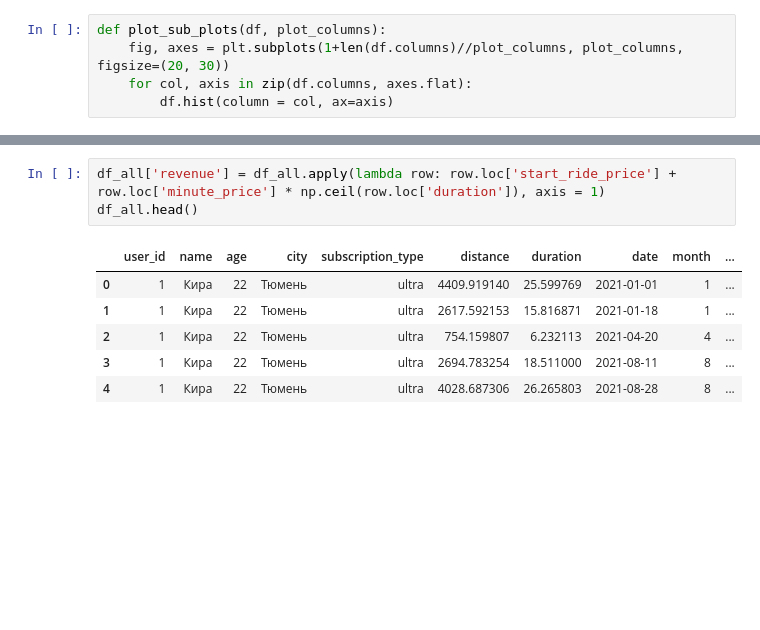
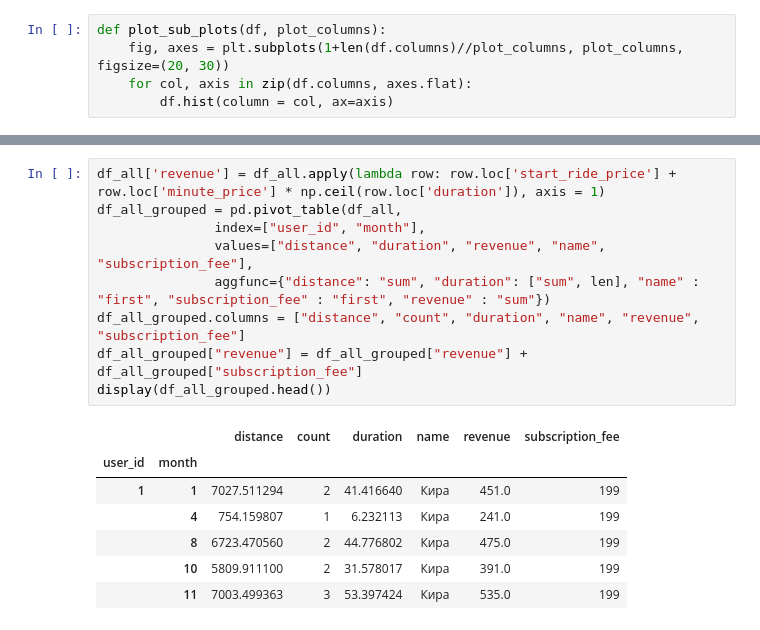
Before and after one commit to theotheo46/ds, a Jupyter notebook: users_go.ipynb, the cells around one changed output, grey strips where cells are left out. Cells and saved outputs as stored; diff of their text form; blank space fills up the shorter version.

```diff
--- a/users_go.ipynb
+++ b/users_go.ipynb
@@ -227,10 +412,17 @@ Name: distance, Length: 6500, dtype: float64
 # %%
 df_all['revenue'] = df_all.apply(lambda row: row.loc['start_ride_price'] + row.loc['minute_price'] * np.ceil(row.loc['duration']), axis = 1)
-df_all.head()
+df_all_grouped = pd.pivot_table(df_all,
+               index=["user_id", "month"],
+               values=["distance", "duration", "revenue", "name", "subscription_fee"],
+               aggfunc={"distance": "sum", "duration": ["sum", len], "name" : "first", "subscription_fee" : "first", "revenue" : "sum"})
+df_all_grouped.columns = ["distance", "count", "duration", "name", "revenue", "subscription_fee"]
+df_all_grouped["revenue"] = df_all_grouped["revenue"] + df_all_grouped["subscription_fee"]
+display(df_all_grouped.head())
 # %% [output]
-|  | user_id | name | age | city | subscription_type | distance | duration | date | month | ... |
-| 0 | 1 | Кира | 22 | Тюмень | ultra | 4409.919140 | 25.599769 | 2021-01-01 | 1 | ... |
-| 1 | 1 | Кира | 22 | Тюмень | ultra | 2617.592153 | 15.816871 | 2021-01-18 | 1 | ... |
-| 2 | 1 | Кира | 22 | Тюмень | ultra | 754.159807 | 6.232113 | 2021-04-20 | 4 | ... |
-| 3 | 1 | Кира | 22 | Тюмень | ultra | 2694.783254 | 18.511000 | 2021-08-11 | 8 | ... |
-| 4 | 1 | Кира | 22 | Тюмень | ultra | 4028.687306 | 26.265803 | 2021-08-28 | 8 | ... |
+|  |  | distance | count | duration | name | revenue | subscription_fee |
+| user_id | month |  |  |  |  |  |  |
+| 1 | 1 | 7027.511294 | 2 | 41.416640 | Кира | 451.0 | 199 |
+|  | 4 | 754.159807 | 1 | 6.232113 | Кира | 241.0 | 199 |
+|  | 8 | 6723.470560 | 2 | 44.776802 | Кира | 475.0 | 199 |
+|  | 10 | 5809.911100 | 2 | 31.578017 | Кира | 391.0 | 199 |
+|  | 11 | 7003.499363 | 3 | 53.397424 | Кира | 535.0 | 199 |
```
Also changed, not shown: parts of 103 cells of this notebook.
